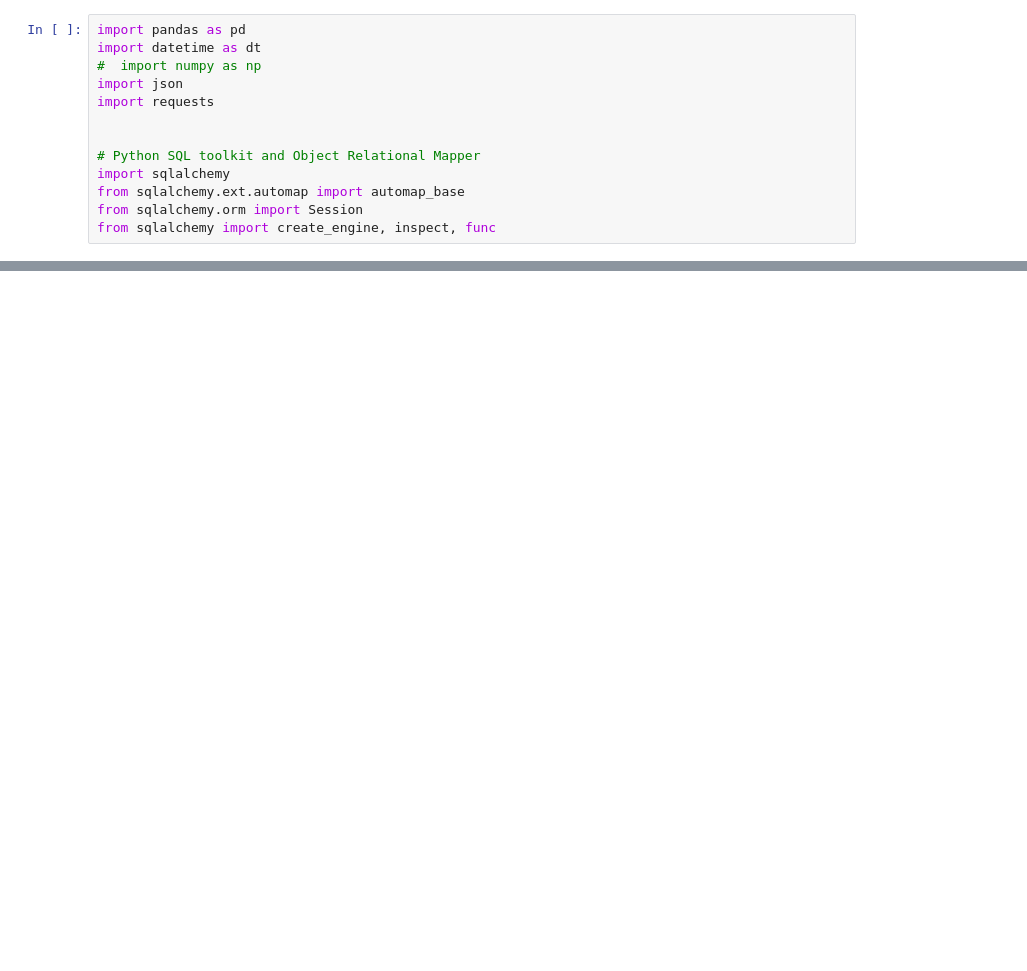
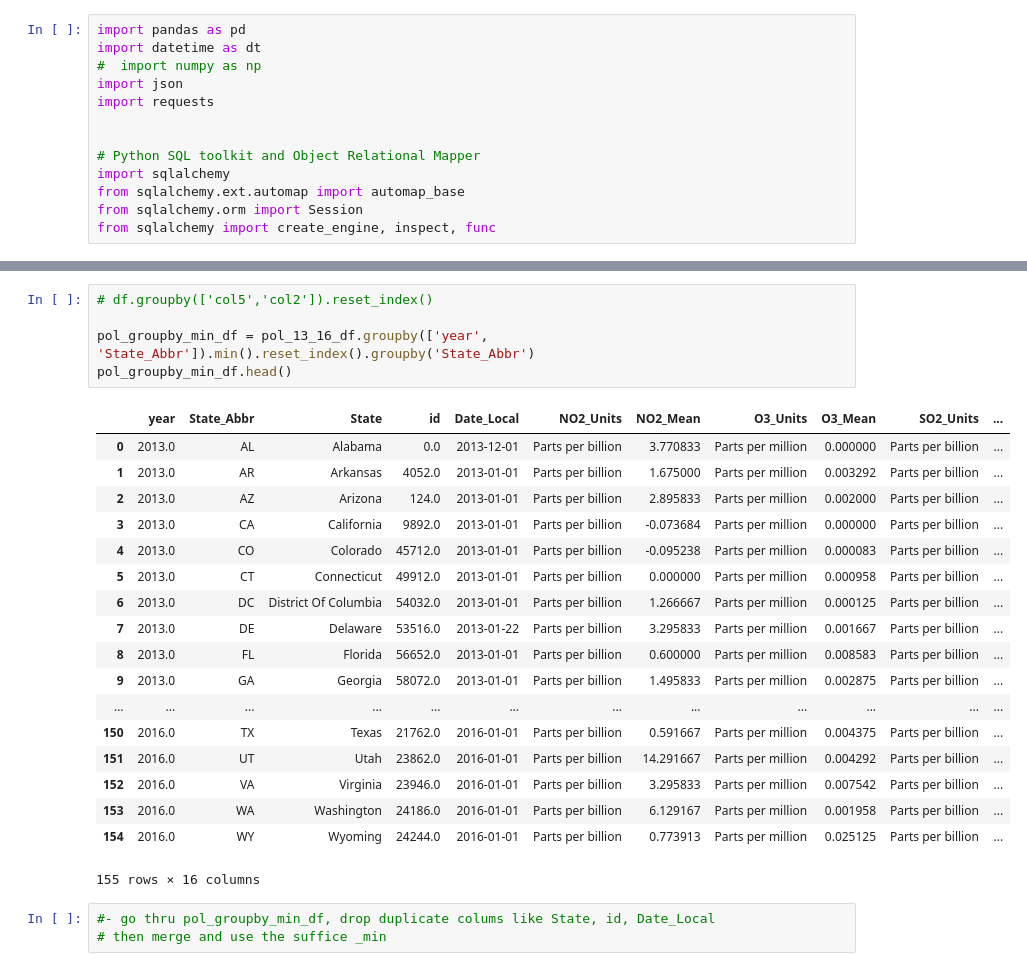
Before and after one commit to emilou1981/ETL-Project, a Jupyter notebook: pollution_groupby_stats.ipynb, the cells around one changed output, grey strips where cells are left out. Drawn from its saved outputs; the diff is of its cells as text; blank space fills up the shorter version.

Commit message:
work on group by

```diff
--- a/pollution_groupby_stats.ipynb
+++ b/pollution_groupby_stats.ipynb
@@ -26,0 +24,27 @@ pol_13_16_df.head()
+# %%
+# df.groupby(['col5','col2']).reset_index()
+
+pol_groupby_min_df = pol_13_16_df.groupby(['year', 'State_Abbr']).min().reset_index().groupby('State_Abbr')
+pol_groupby_min_df.head()
+# %% [output]
+|  | year | State_Abbr | State | id | Date_Local | NO2_Units | NO2_Mean | O3_Units | O3_Mean | SO2_Units | ... |
+| 0 | 2013.0 | AL | Alabama | 0.0 | 2013-12-01 | Parts per billion | 3.770833 | Parts per million | 0.000000 | Parts per billion | ... |
+| 1 | 2013.0 | AR | Arkansas | 4052.0 | 2013-01-01 | Parts per billion | 1.675000 | Parts per million | 0.003292 | Parts per billion | ... |
+| 2 | 2013.0 | AZ | Arizona | 124.0 | 2013-01-01 | Parts per billion | 2.895833 | Parts per million | 0.002000 | Parts per billion | ... |
+| 3 | 2013.0 | CA | California | 9892.0 | 2013-01-01 | Parts per billion | -0.073684 | Parts per million | 0.000000 | Parts per billion | ... |
+| 4 | 2013.0 | CO | Colorado | 45712.0 | 2013-01-01 | Parts per billion | -0.095238 | Parts per million | 0.000083 | Parts per billion | ... |
+| 5 | 2013.0 | CT | Connecticut | 49912.0 | 2013-01-01 | Parts per billion | 0.000000 | Parts per million | 0.000958 | Parts per billion | ... |
+| 6 | 2013.0 | DC | District Of Columbia | 54032.0 | 2013-01-01 | Parts per billion | 1.266667 | Parts per million | 0.000125 | Parts per billion | ... |
+| 7 | 2013.0 | DE | Delaware | 53516.0 | 2013-01-22 | Parts per billion | 3.295833 | Parts per million | 0.001667 | Parts per billion | ... |
+| 8 | 2013.0 | FL | Florida | 56652.0 | 2013-01-01 | Parts per billion | 0.600000 | Parts per million | 0.008583 | Parts per billion | ... |
+| 9 | 2013.0 | GA | Georgia | 58072.0 | 2013-01-01 | Parts per billion | 1.495833 | Parts per million | 0.002875 | Parts per billion | ... |
+| ... | ... | ... | ... | ... | ... | ... | ... | ... | ... | ... | ... |
+| 150 | 2016.0 | TX | Texas | 21762.0 | 2016-01-01 | Parts per billion | 0.591667 | Parts per million | 0.004375 | Parts per billion | ... |
+| 151 | 2016.0 | UT | Utah | 23862.0 | 2016-01-01 | Parts per billion | 14.291667 | Parts per million | 0.004292 | Parts per billion | ... |
+| 152 | 2016.0 | VA | Virginia | 23946.0 | 2016-01-01 | Parts per billion | 3.295833 | Parts per million | 0.007542 | Parts per billion | ... |
+| 153 | 2016.0 | WA | Washington | 24186.0 | 2016-01-01 | Parts per billion | 6.129167 | Parts per million | 0.001958 | Parts per billion | ... |
+| 154 | 2016.0 | WY | Wyoming | 24244.0 | 2016-01-01 | Parts per billion | 0.773913 | Parts per million | 0.025125 | Parts per billion | ... |
+155 rows × 16 columns
+# %%
+#- go thru pol_groupby_min_df, drop duplicate colums like State, id, Date_Local
+# then merge and use the suffice _min
```
Also changed, not shown: parts of 7 cells of this notebook, 1 other file.
